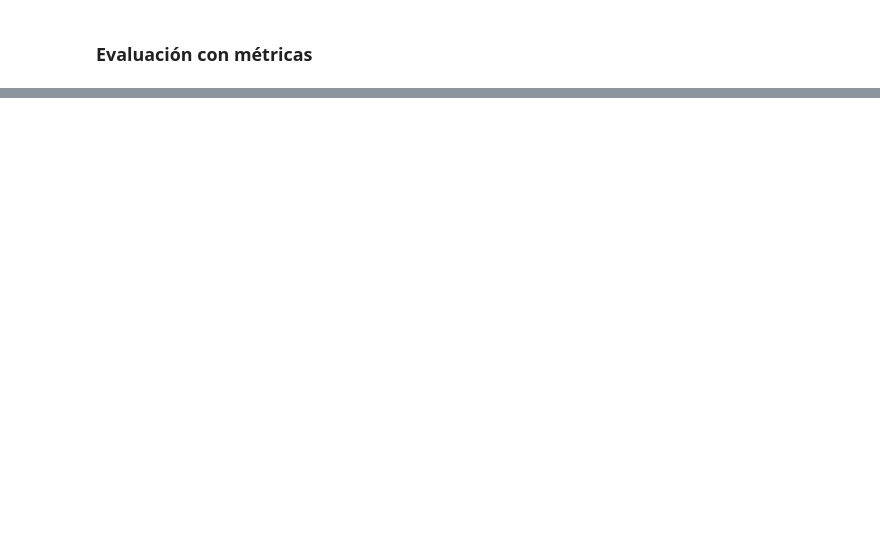
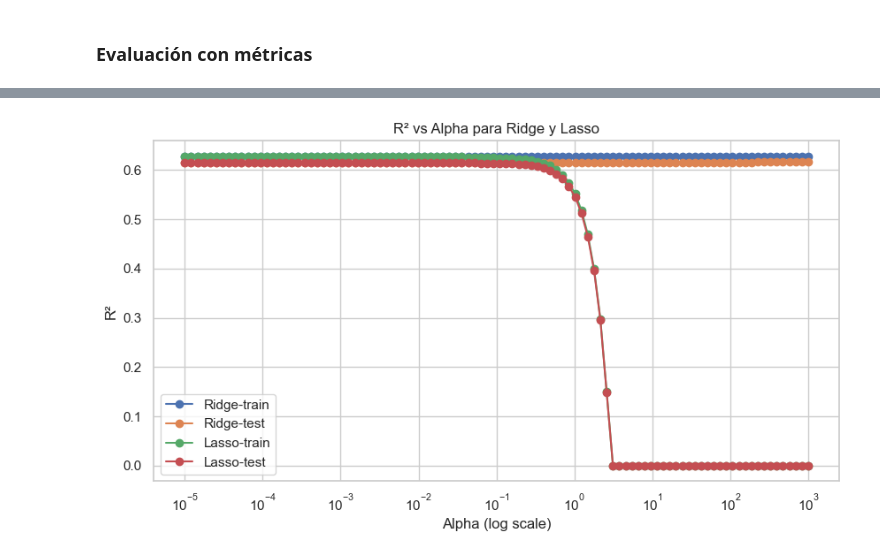
Before and after one commit to programadorarocio/AA1-TUIA-2026C1-Diez-Duvia-Quispe, a Jupyter notebook: TP-regresion-AA1.ipynb, the cells around one changed output, grey strips where cells are left out. Saved outputs shown, nothing was run; the diff lists cells and outputs as text; code cells hidden in the pictures; blank space fills up the shorter version.

```diff
--- a/TP-regresion-AA1.ipynb
+++ b/TP-regresion-AA1.ipynb
@@ -1592,0 +1917,16 @@ En base a estos resultados, se concluye que el método de Mini-Batch Gradient De
+# %%
+plt.figure(figsize=(10,5))
+for model_name in ['Ridge','Lasso']:
+    for conjunto in ['train','test']:
+        subset = df_results[(df_results['Modelo']==model_name) & (df_results['Conjunto']==conjunto)]
+        plt.plot(subset['Alpha'], subset['R2'], marker='o', label=f"{model_name}-{conjunto}")
+
+plt.xscale('log')
+plt.xlabel("Alpha (log scale)")
+plt.ylabel("R²")
+plt.title("R² vs Alpha para Ridge y Lasso")
+plt.legend()
+plt.grid(True)
+plt.show()
+# %% [output]
+[figure, added]
```
Also changed, not shown: parts of 24 cells of this notebook.
